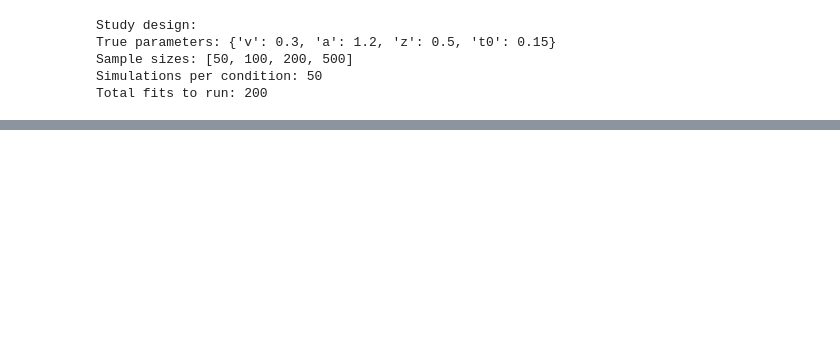
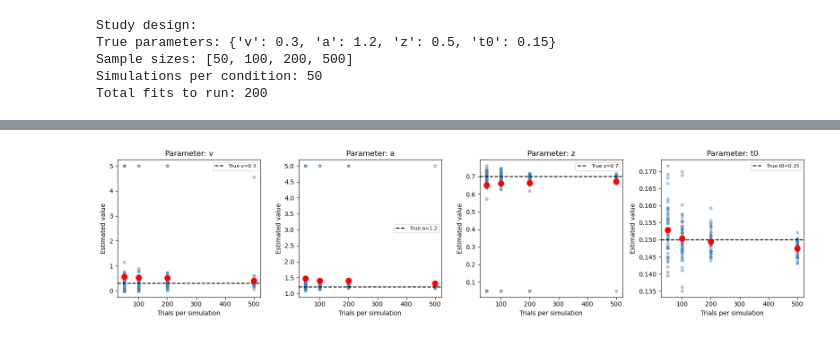
Before and after one commit to its-srishti/DDM, a Jupyter notebook: 04_recovery.ipynb, the cells around one changed output, grey strips where cells are left out. Cells and saved outputs as stored; diff of their text form; code cells hidden in the pictures; blank space fills up the shorter version.

```diff
--- a/04_recovery.ipynb
+++ b/04_recovery.ipynb
@@ -332,0 +300,15 @@ Figure saved as recovery_scatter_500.png
+# %%
+df = pd.read_csv('recovery_results_07.csv')
+
+print("Mean estimated parameters by sample size:")
+print("=" * 55)
+print(f"{'n':>6} | {'v (0.30)':>10} | {'a (1.20)':>10} | {'z (0.70)':>10} | {'t0 (0.15)':>10}")
+print("-" * 55)
+
+for n in sample_sizes:
+    subset = df[df['n_trials'] == n]
+    print(f"{n:>6} | "
+          f"{subset['est_v'].mean():>10.3f} | "
+          f"{subset['est_a'].mean():>10.3f} | "
+          f"{subset['est_z'].mean():>10.3f} | "
+          f"{subset['est_t0'].mean():>10.3f}")
@@ -332,0 +378,27 @@ Figure saved as recovery_scatter_500.png
+# %%
+fig, axes = plt.subplots(1, 4, figsize=(16, 4))
+params = ['v', 'a', 'z', 't0']
+true_vals = [0.3, 1.2, 0.7, 0.15]
+
+for i, (param, true_val) in enumerate(zip(params, true_vals)):
+    ax = axes[i]
+    for n in sample_sizes:
+        subset = df[df['n_trials'] == n]
+        estimates = subset[f'est_{param}']
+        ax.scatter([n] * len(estimates), estimates,
+                  alpha=0.4, s=20, color='steelblue')
+        ax.scatter(n, estimates.mean(),
+                  s=80, color='red', zorder=5)
+
+    ax.axhline(true_val, color='black', linestyle='--',
+               linewidth=1.5, label=f'True {param}={true_val}')
+    ax.set_xlabel('Trials per simulation')
+    ax.set_ylabel('Estimated value')
+    ax.set_title(f'Parameter: {param}')
+    ax.legend(fontsize=8)
+
+plt.tight_layout()
+plt.savefig('recovery_plot_07.png', dpi=150)
+plt.show()
+# %% [output]
+[figure, added]
```
Also changed, not shown: parts of 40 cells of this notebook, 6 other files.
